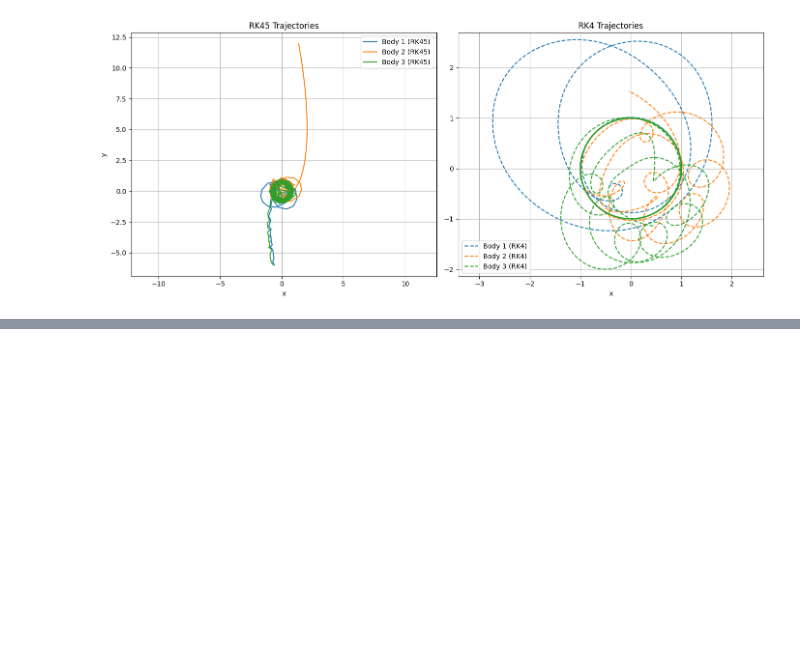
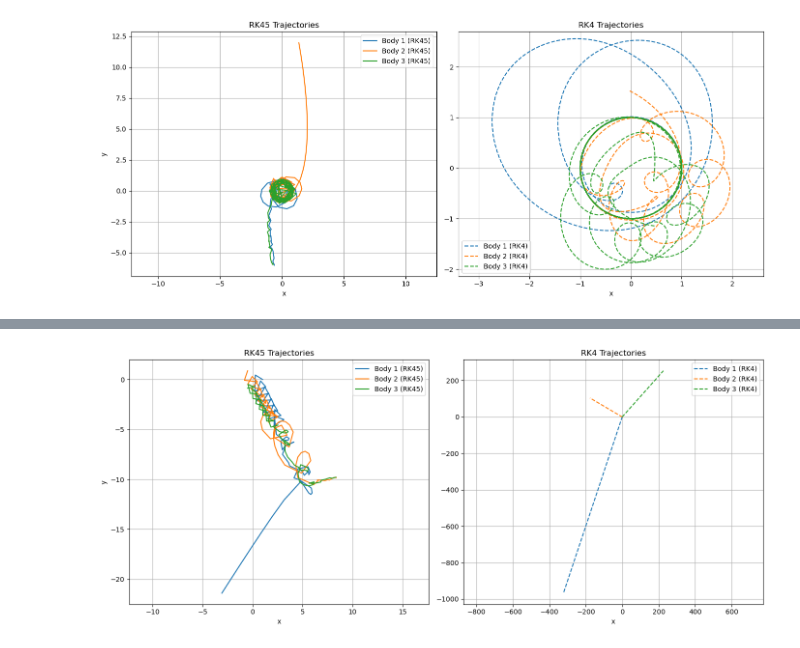
Before and after one commit to casafeng/ThreeBodyProblem, a Jupyter notebook: final_draft.ipynb, the cells around one changed output, grey strips where cells are left out. Cells and saved outputs as stored; diff of their text form; code cells hidden in the pictures; blank space fills up the shorter version.

```diff
--- a/final_draft.ipynb
+++ b/final_draft.ipynb
@@ -674,0 +873,30 @@ plt.show()
+# %%
+fig, axs = plt.subplots(1, 2, figsize=(14, 6))   # 1 row, 2 columns
+
+# ---------------- Plot 1 ----------------
+axs[0].plot(p1x_rk45, p1y_rk45, label='Body 1 (RK45)')
+axs[0].plot(p2x_rk45, p2y_rk45, label='Body 2 (RK45)')
+axs[0].plot(p3x_rk45, p3y_rk45, label='Body 3 (RK45)')
+
+axs[0].set_title("RK45 Trajectories")
+axs[0].set_xlabel("x")
+axs[0].set_ylabel("y")
+axs[0].axis("equal")
+axs[0].grid(True)
+axs[0].legend()
+
+# ---------------- Plot 2 ----------------
+axs[1].plot(p1x_rk4, p1y_rk4, '--', label='Body 1 (RK4)')
+axs[1].plot(p2x_rk4, p2y_rk4, '--', label='Body 2 (RK4)')
+axs[1].plot(p3x_rk4, p3y_rk4, '--', label='Body 3 (RK4)')
+
+axs[1].set_title("RK4 Trajectories")
+axs[1].set_xlabel("x")
+axs[1].axis("equal")
+axs[1].grid(True)
+axs[1].legend()
+
+plt.tight_layout()
+plt.show()
+# %% [output]
+[figure, added]
```
Also changed, not shown: parts of 23 cells of this notebook.
